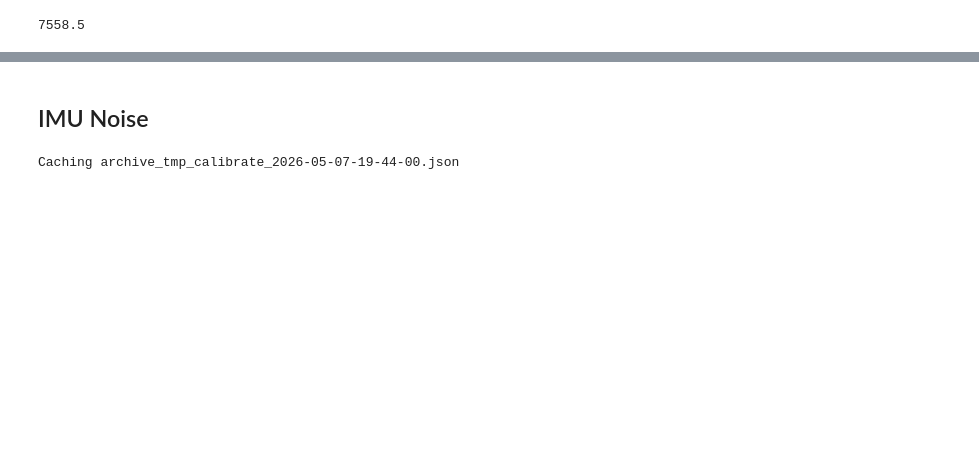
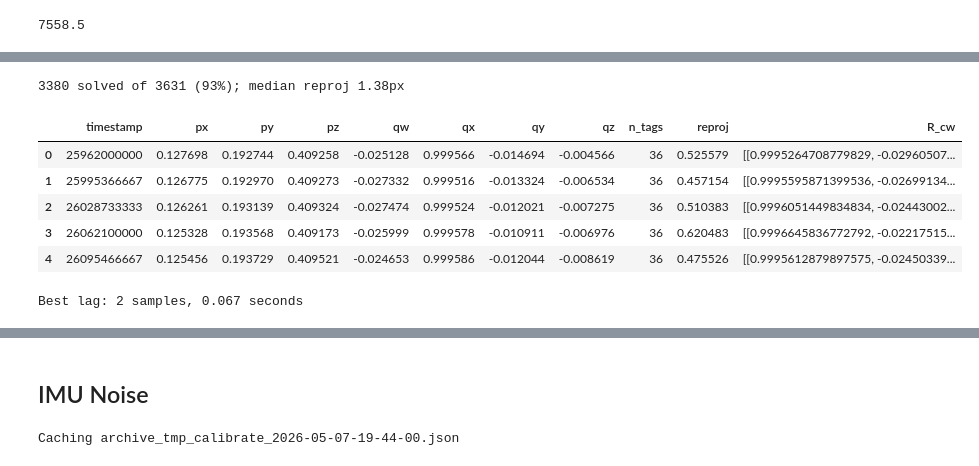
Before and after one commit to D0ugins/srs, a Jupyter notebook: backend/src/notebooks/calibrate.ipynb, the cells around one changed output, grey strips where cells are left out. Saved outputs shown, nothing was run; the diff lists cells and outputs as text; code cells hidden in the pictures; blank space fills up the shorter version.

```diff
--- a/backend/src/notebooks/calibrate.ipynb
+++ b/backend/src/notebooks/calibrate.ipynb
@@ -122,0 +183,54 @@ saved_frames
+# %%
+# --- per-frame camera pose from the aprilgrid (solvePnP) ---
+STRIDE = 2
+MIN_TAGS = 6        # planar PnP is ambiguous with few tags -> require a good spread
+MAX_REPROJ = 3.0    # px; reject unstable solves
+
+rows = []
+prev_rv = prev_tv = None
+for p in tqdm(frames[::STRIDE], desc='solve'):
+    t_ns = int(os.path.splitext(os.path.basename(p))[0])
+    dets = detector.detect(cv2.imread(p, cv2.IMREAD_GRAYSCALE))
+    if len(dets) < MIN_TAGS:
+        prev_rv = prev_tv = None
+        continue
+    obj = np.vstack([tag_object_points(d.tag_id) for d in dets]).astype(np.float32)
+    img = np.vstack([np.array(d.corners).reshape(-1, 2) for d in dets]).astype(np.float32)
+    # seed with the previous pose to avoid the planar 180-deg flip
+    if prev_rv is not None:
+        ok, rvec, tvec = cv2.solvePnP(obj, img, K, dist, rvec=prev_rv.copy(), tvec=prev_tv.copy(),
+                                      useExtrinsicGuess=True)
+    else:
+        ok, rvec, tvec = cv2.solvePnP(obj, img, K, dist)
+    if not ok:
+        prev_rv = prev_tv = None
+        continue
+    proj, _ = cv2.projectPoints(obj, rvec, tvec, K, dist)
+    reproj = float(np.sqrt(((proj.reshape(-1, 2) - img) ** 2).sum(1).mean()))
+    if reproj > MAX_REPROJ:
+        prev_rv = prev_tv = None
+        continue
+    prev_rv, prev_tv = rvec, tvec
+    R_cw, _ = cv2.Rodrigues(rvec)              # board -> camera
+    pos = (-R_cw.T @ tvec).ravel()             # camera position in board frame
+    q = Rotation.from_matrix(R_cw).as_quat()   # [x, y, z, w]
+    rows.append((t_ns, *pos, q[3], q[0], q[1], q[2], len(dets), reproj, R_cw))
+
+poses = pd.DataFrame(rows, columns=['timestamp', 'px', 'py', 'pz', 'qw', 'qx', 'qy', 'qz', 'n_tags', 'reproj', 'R_cw'])
+print(f'{len(poses)} solved of {len(frames[::STRIDE])} ({len(poses)/max(1,len(frames[::STRIDE])):.0%}); '
+      f'median reproj {poses.reproj.median():.2f}px')
+
+# save in the same EuRoC layout as large-poses-cam0.csv
+poses[['timestamp', 'px', 'py', 'pz', 'qw', 'qx', 'qy', 'qz']].to_csv(
+    f"{BAG}/cam0-poses.csv", index=False,
+    header=['#timestamp', ' p_RS_R_x [m]', ' p_RS_R_y [m]', ' p_RS_R_z [m]',
+            ' q_RS_w []', ' q_RS_x []', ' q_RS_y []', ' q_RS_z []'])
+poses.head()
+# %% [output]
+3380 solved of 3631 (93%); median reproj 1.38px
+|  | timestamp | px | py | pz | qw | qx | qy | qz | n_tags | reproj | R_cw |
+| 0 | 25962000000 | 0.127698 | 0.192744 | 0.409258 | -0.025128 | 0.999566 | -0.014694 | -0.004566 | 36 | 0.525579 | [[0.9995264708779829, -0.02960507... |
+| 1 | 25995366667 | 0.126775 | 0.192970 | 0.409273 | -0.027332 | 0.999516 | -0.013324 | -0.006534 | 36 | 0.457154 | [[0.9995595871399536, -0.02699134... |
+| 2 | 26028733333 | 0.126261 | 0.193139 | 0.409324 | -0.027474 | 0.999524 | -0.012021 | -0.007275 | 36 | 0.510383 | [[0.9996051449834834, -0.02443002... |
+| 3 | 26062100000 | 0.125328 | 0.193568 | 0.409173 | -0.025999 | 0.999578 | -0.010911 | -0.006976 | 36 | 0.620483 | [[0.9996645836772792, -0.02217515... |
+| 4 | 26095466667 | 0.125456 | 0.193729 | 0.409521 | -0.024653 | 0.999586 | -0.012044 | -0.008619 | 36 | 0.475526 | [[0.9995612879897575, -0.02450339... |
@@ -122,0 +270,9 @@ saved_frames
+# %%
+from scipy.signal import correlate
+# cross-correlate the magnitudes to find any time offset
+corr = correlate(m.cam_w_mag - m.cam_w_mag.mean(), m.imu_w_mag - m.imu_w_mag.mean(), mode='full')
+lags = np.arange(-len(m) + 1, len(m))
+best_lag = lags[np.argmax(corr)]
+print(f"Best lag: {best_lag} samples, {best_lag * (m.timestamp.diff().median() / 1e9):.3f} seconds")
+# %% [output]
+Best lag: 2 samples, 0.067 seconds
```
Also changed, not shown: parts of 20 cells of this notebook, 4 other files.
